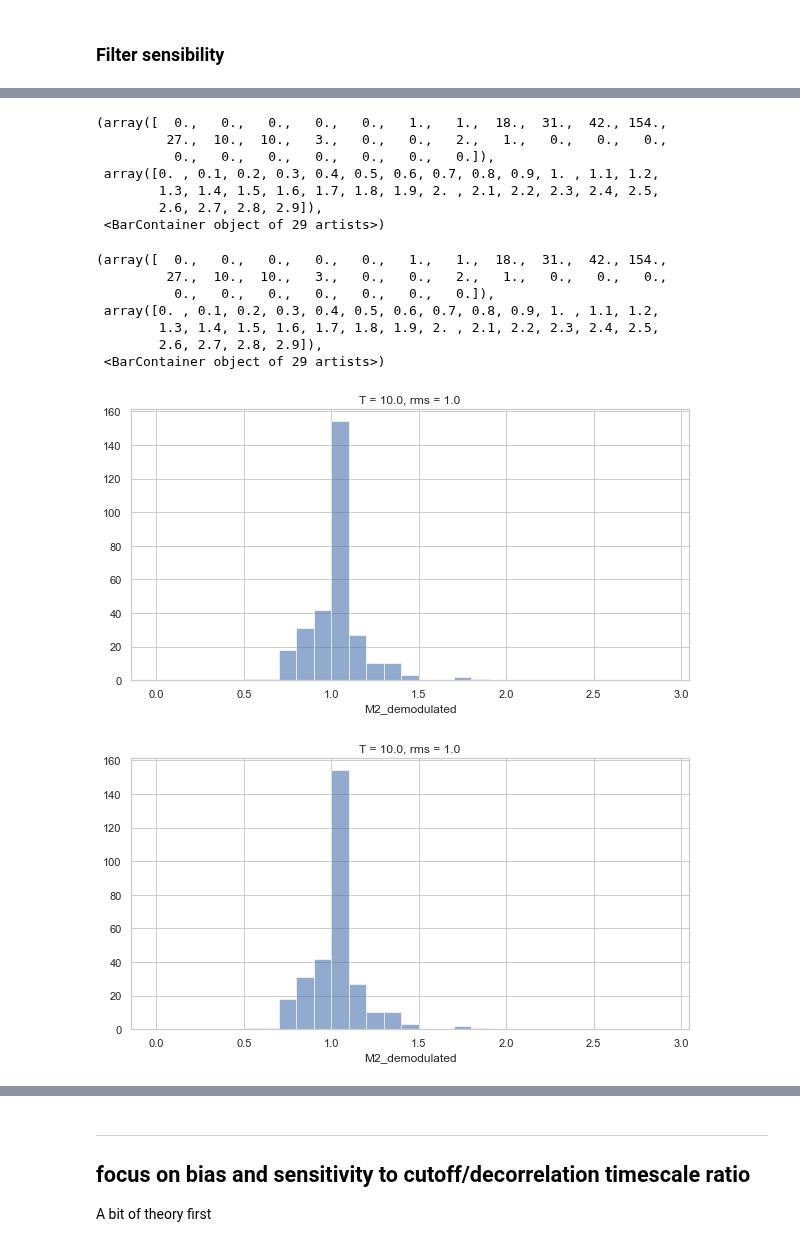
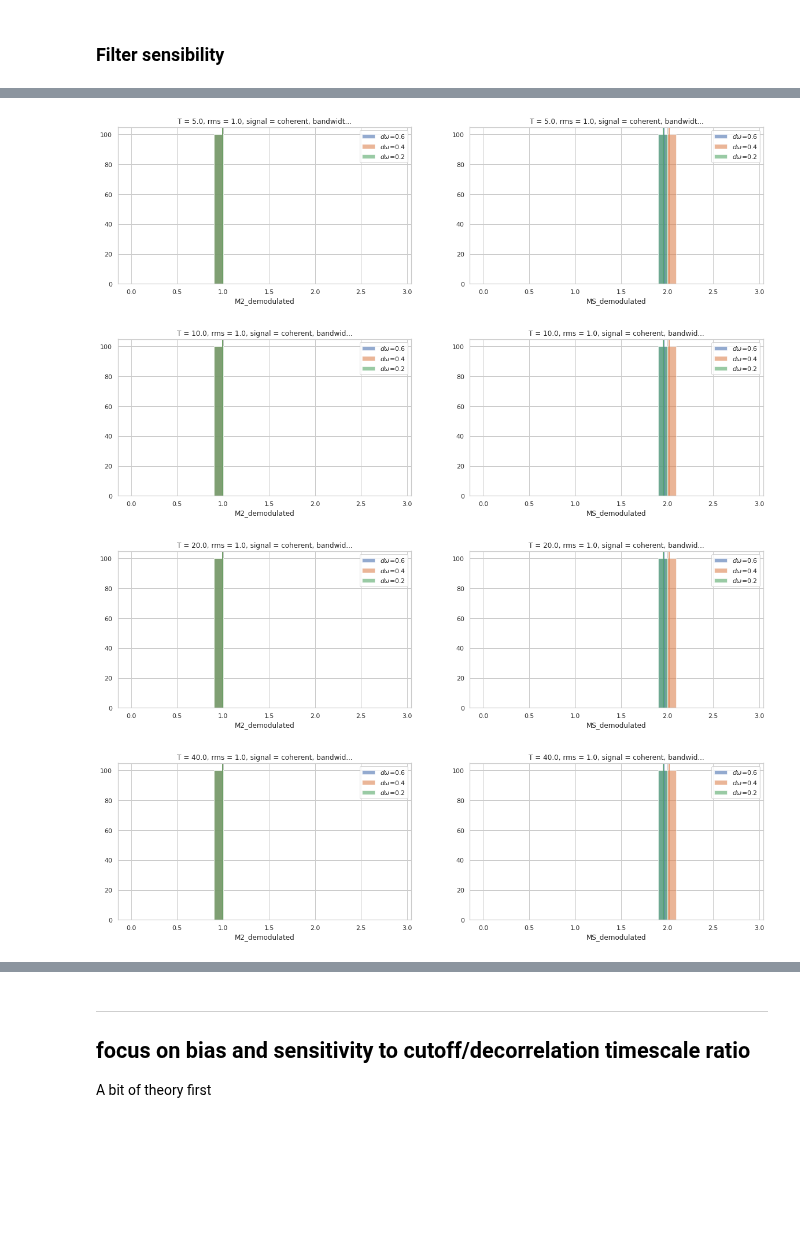
Before and after one commit to zcasparco/equinox_phd, a Jupyter notebook: synthetic_stats/energy_hf.ipynb, the cells around one changed output, grey strips where cells are left out. Saved outputs shown, nothing was run; the diff lists cells and outputs as text; code cells hidden in the pictures; blank space fills up the shorter version.

```diff
--- a/synthetic_stats/energy_hf.ipynb
+++ b/synthetic_stats/energy_hf.ipynb
@@ -634,9 +472,16 @@ for _sig, i in zip(ds.signal[::-1],range(len(ds.signal))):
 # %%
-fig, ax = plt.subplots(1,1, figsize=(10,5))
-bins = np.arange(0,3,.1)
-for _sig, i in zip(ds.signal[::-1],range(len(ds.signal))):
-    _da = E_filt["MS_demodulated"].sel(T=10,rms=1,signal=_sig)
-    _da.plot.hist(bins=bins, alpha=0.6, label=_sig)
-    ax.axvline(_da.mean(), color=f"C{i}")
-    ax.legend()
+for T in E.T:
+    fig, axs = plt.subplots(1,2, figsize=(20,5))
+    bins = np.arange(0,3,.1)
+    for _sig, i in zip(ds.signal[::-1],range(len(ds.signal))):
+        ax = axs[0]
+        _da = E_filt["M2_demodulated"].sel(T=T,rms=1,signal=_sig,bandwidth=0.6)
+        _da.plot.hist(bins=bins, alpha=0.6, label=_sig,ax=ax)
+        ax.axvline(_da.mean(), color=f"C{i}")
+        ax.legend()
+        ax = axs[1]
+        _da = E_filt["MS_demodulated"].sel(T=T,rms=1,signal=_sig,bandwidth=0.6)
+        _da.plot.hist(bins=bins, alpha=0.6, label=_sig,ax=ax)
+        ax.axvline(_da.mean(), color=f"C{i}")
+        ax.legend()
 # %% [output]
@@ -645,25 +492,21 @@ for _sig, i in zip(ds.signal[::-1],range(len(ds.signal))):
 # %%
-fig, ax = plt.subplots(1,1, figsize=(10,5))
-bins = np.arange(0,3,.1)
-for _sig, i in zip(ds.signal[::-1],range(len(ds.signal))):
-    _da = E["MS_demodulated"].sel(T=10,rms=1,signal=_sig)
-    _da.plot.hist(bins=bins, alpha=0.6, label=_sig)
-    ax.axvline(_da.mean(), color=f"C{i}")
-    ax.legend()
+_sig = 'coherent'
+for T in E.T:
+    fig, axs = plt.subplots(1,2, figsize=(20,5))
+    bins = np.arange(0,3,.1)
+    for _band, i in zip(E_filt.bandwidth[::-1],range(len(E_filt.bandwidth))):
+        ax = axs[0]
+        _da = E_filt["M2_demodulated"].sel(T=T,rms=1,signal=_sig,bandwidth=_band)
+        _da.plot.hist(bins=bins, alpha=0.6, label=r'$d\omega$=%s'%_band.values,ax=ax)
+        ax.axvline(_da.mean(), color=f"C{i}")
+        ax.legend()
+        ax = axs[1]
+        _da = E_filt["MS_demodulated"].sel(T=T,rms=1,signal=_sig,bandwidth=_band)
+        _da.plot.hist(bins=bins, alpha=0.6, label=r'$d\omega$=%s'%_band.values,ax=ax)
+        ax.axvline(_da.mean(), color=f"C{i}")
+        ax.legend()
 # %% [output]
-(array([  0.,   0.,   0.,   0.,   0.,   1.,   1.,  18.,  31.,  42., 154.,
-         27.,  10.,  10.,   3.,   0.,   0.,   2.,   1.,   0.,   0.,   0.,
-          0.,   0.,   0.,   0.,   0.,   0.,   0.]),
- array([0. , 0.1, 0.2, 0.3, 0.4, 0.5, 0.6, 0.7, 0.8, 0.9, 1. , 1.1, 1.2,
-        1.3, 1.4, 1.5, 1.6, 1.7, 1.8, 1.9, 2. , 2.1, 2.2, 2.3, 2.4, 2.5,
-        2.6, 2.7, 2.8, 2.9]),
- <BarContainer object of 29 artists>)
-(array([  0.,   0.,   0.,   0.,   0.,   1.,   1.,  18.,  31.,  42., 154.,
-         27.,  10.,  10.,   3.,   0.,   0.,   2.,   1.,   0.,   0.,   0.,
-          0.,   0.,   0.,   0.,   0.,   0.,   0.]),
- array([0. , 0.1, 0.2, 0.3, 0.4, 0.5, 0.6, 0.7, 0.8, 0.9, 1. , 1.1, 1.2,
-        1.3, 1.4, 1.5, 1.6, 1.7, 1.8, 1.9, 2. , 2.1, 2.2, 2.3, 2.4, 2.5,
-        2.6, 2.7, 2.8, 2.9]),
- <BarContainer object of 29 artists>)
-[figure, old version]
+[figure, new version]
-[figure, old version]
+[figure, new version]
+[figure, added]
+[figure, added]
```
Also changed, not shown: parts of 26 cells of this notebook.
